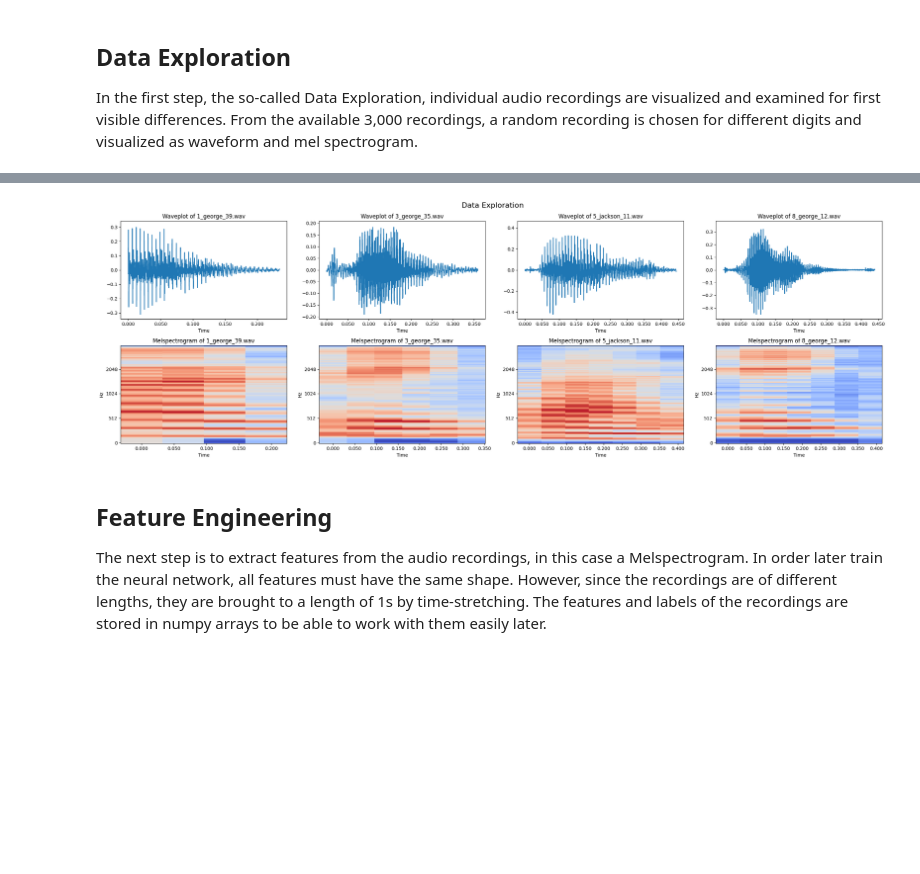
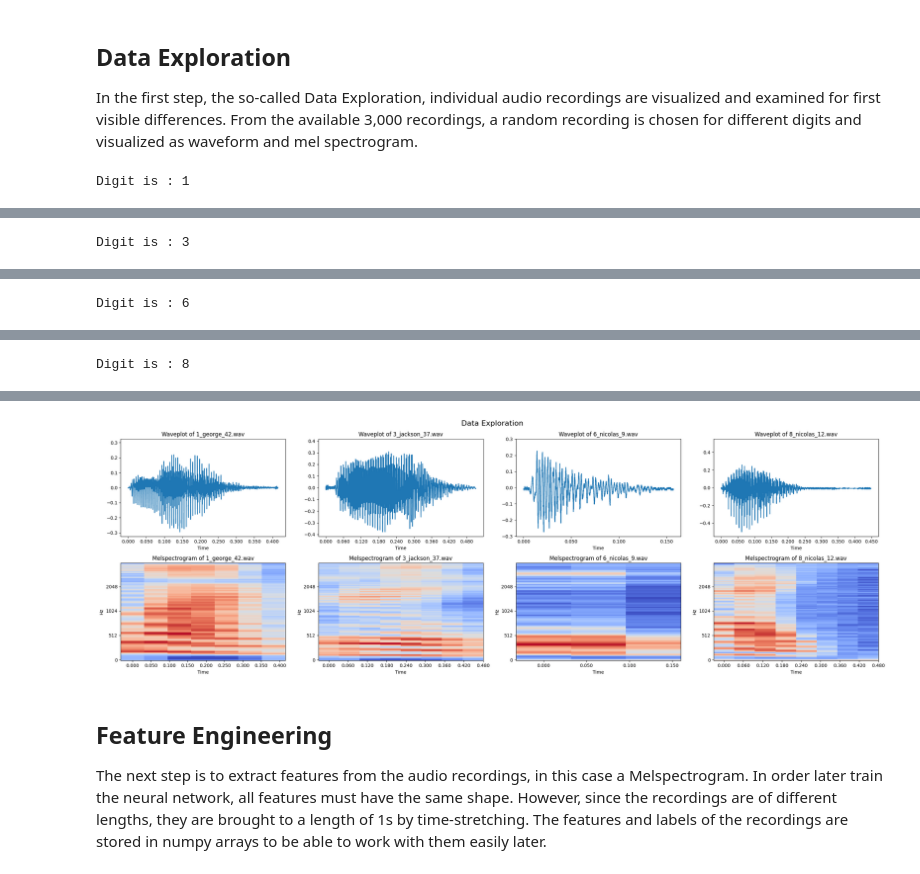
Before and after one commit to Alex1iv/ASR_en_numbers, a Jupyter notebook: notebooks/ASR_en_numbers.ipynb, the cells around one changed output, grey strips where cells are left out. Cells and saved outputs as stored; diff of their text form; code cells hidden in the pictures; blank space fills up the shorter version.

```diff
--- a/notebooks/ASR_en_numbers.ipynb
+++ b/notebooks/ASR_en_numbers.ipynb
@@ -63,12 +64,12 @@ train_full_df.head()
 
 In the first step, the so-called Data Exploration, individual audio recordings are visualized and examined for first visible differences. From the available 3,000 recordings, a random recording is chosen for different digits and visualized as waveform and mel spectrogram.
 # %%
-visualize_digits = [1, 3, 5, 8] #
+visualize_digits = [1, 3, 6, 8] #
 
 description = pd.read_csv(os.path.join(config.path_data, 'train.csv'))
 
-fig, axs = plt.subplots(nrows=2, ncols=(len(visualize_digits)))
-axs = axs.flatten()
+fig, ax = plt.subplots(nrows=2, ncols=(len(visualize_digits)))
+ax = ax.flatten()
 fig.suptitle('Data Exploration', fontsize=16)
 fig.set_size_inches(24, 8)
 
@@ -78,12 +79,19 @@ for i, digit in enumerate(visualize_digits):
 
     # Load audio and plot waveform and melspectrogram
     audio, sr = librosa.load(os.path.join(path_data, rand_file), sr=None)
-    librosa.display.waveshow(y=audio, sr=sr, axis='time', ax=axs[i])# not waveplot
-    axs[i].set(title=f'Waveplot of {rand_file}')
+    librosa.display.waveshow(y=audio, sr=sr, axis='time', ax=ax[i])# not waveplot
+    ax[i].set(title=f'Waveplot of {rand_file}')
     mels_db = librosa.power_to_db(S=librosa.feature.melspectrogram(y=audio, sr=sr), ref=1.0)
-    librosa.display.specshow(data=mels_db, sr=sr, x_axis='time', y_axis='mel', ax=axs[i+len(visualize_digits)])
-    axs[i+len(visualize_digits)].set(title=f'Melspectrogram of {rand_file}')
+
+    librosa.display.specshow(
+        data=mels_db, sr=sr, x_axis='time', y_axis='mel', ax=ax[i+len(visualize_digits)])
+    ax[i+len(visualize_digits)].set(title=f'Melspectrogram of {rand_file}')
+
+    #print('Audio playback')
+    print(f'Digit is : {digit}')
+    display.display(display.Audio(audio, rate=16000))
 
 plt.tight_layout()
 plt.show()
 # %% [output]
+Digit is : 1
@@ -89,0 +99 @@ plt.show()
+Digit is : 3
@@ -89,0 +101 @@ plt.show()
+Digit is : 6
@@ -89,0 +103 @@ plt.show()
+Digit is : 8
@@ -90,4 +105,4 @@ plt.show()
-[figure, old version]
+[figure, new version]
 # %% [markdown]
 ## Feature Engineering
 
```
Also changed, not shown: parts of 8 cells of this notebook.
